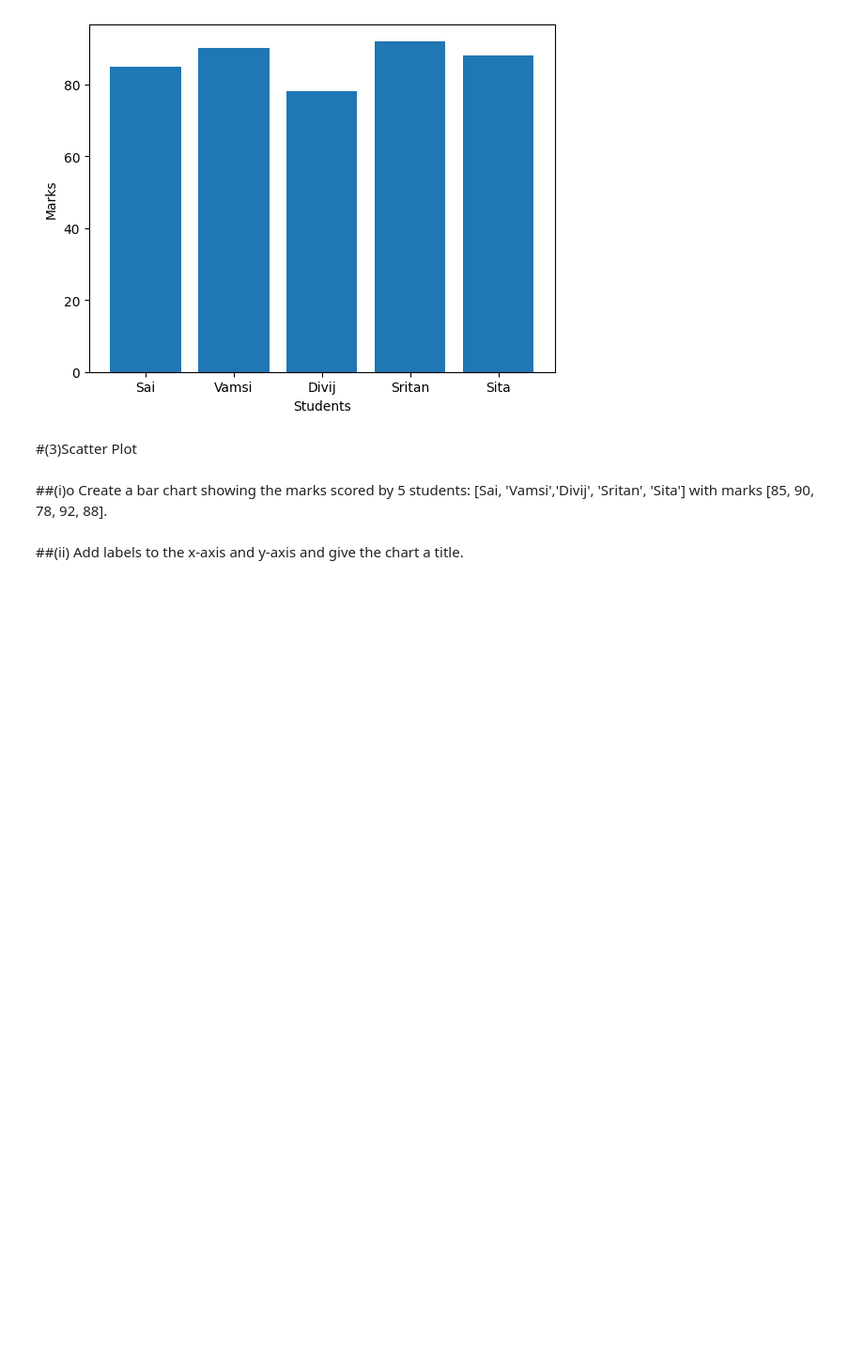
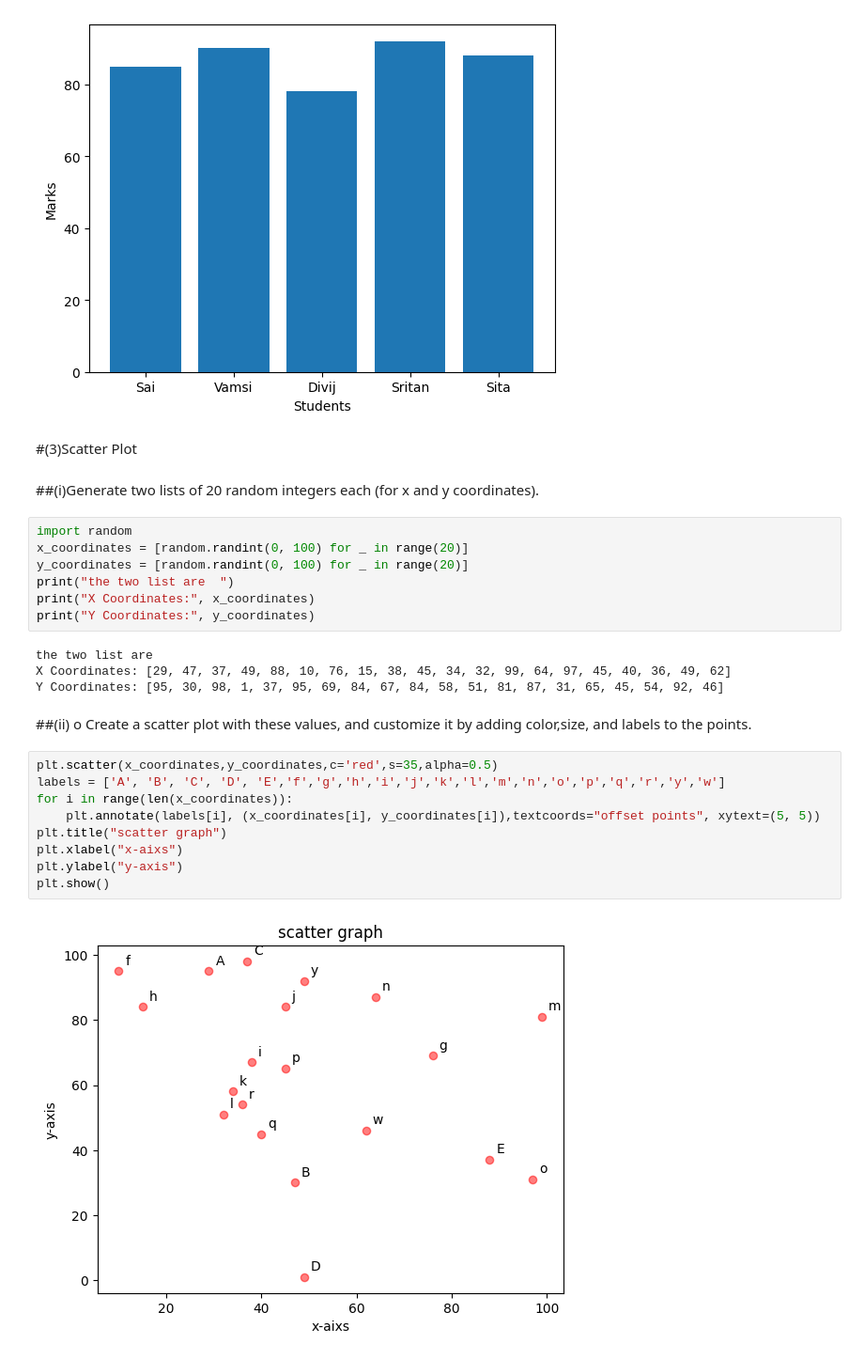
Before and after one commit to Jagadeeshkavuri1/ML_assignments, a Jupyter notebook: assignment-3.ipynb, the cells around one changed output. Shown: that part at 94% size. Drawn from its saved outputs; the diff is of its cells as text; blank space fills up the shorter version.

```diff
--- a/assignment-3.ipynb
+++ b/assignment-3.ipynb
@@ -56,7 +56,29 @@ plt.show()
 [figure]
 # %% [markdown]
 #(3)Scatter Plot
-# %% [markdown]
-##(i)o Create a bar chart showing the marks scored by 5 students: [Sai, 'Vamsi','Divij', 'Sritan', 'Sita'] with marks [85, 90, 78, 92, 88].
-# %% [markdown]
-##(ii) Add labels to the x-axis and y-axis and give the chart a title.
+# %% [markdown]
+##(i)Generate two lists of 20 random integers each (for x and y coordinates).
+# %%
+import random
+x_coordinates = [random.randint(0, 100) for _ in range(20)]
+y_coordinates = [random.randint(0, 100) for _ in range(20)]
+print("the two list are  ")
+print("X Coordinates:", x_coordinates)
+print("Y Coordinates:", y_coordinates)
+# %% [output]
+the two list are
+X Coordinates: [29, 47, 37, 49, 88, 10, 76, 15, 38, 45, 34, 32, 99, 64, 97, 45, 40, 36, 49, 62]
+Y Coordinates: [95, 30, 98, 1, 37, 95, 69, 84, 67, 84, 58, 51, 81, 87, 31, 65, 45, 54, 92, 46]
+# %% [markdown]
+##(ii) o Create a scatter plot with these values, and customize it by adding color,size, and labels to the points.
+# %%
+plt.scatter(x_coordinates,y_coordinates,c='red',s=35,alpha=0.5)
+labels = ['A', 'B', 'C', 'D', 'E','f','g','h','i','j','k','l','m','n','o','p','q','r','y','w']
+for i in range(len(x_coordinates)):
+    plt.annotate(labels[i], (x_coordinates[i], y_coordinates[i]),textcoords="offset points", xytext=(5, 5))
+plt.title("scatter graph")
+plt.xlabel("x-aixs")
+plt.ylabel("y-axis")
+plt.show()
+# %% [output]
+[figure, added]
```
Also changed, not shown: parts of 31 cells of this notebook.
